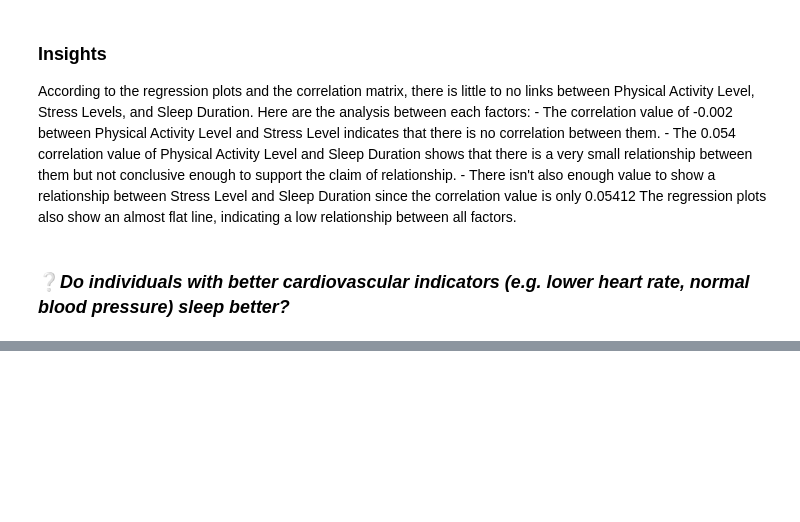
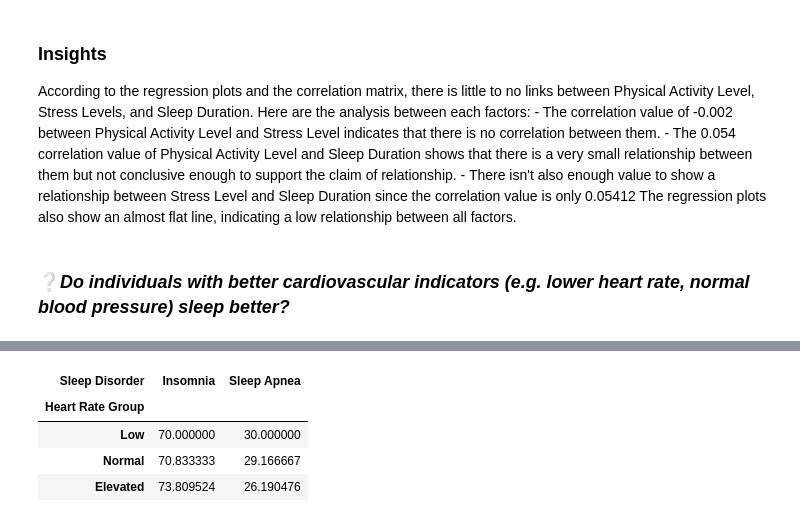
Before and after one commit to ascxiao/Sleep-Health-and-Lifestyle-Dataset, a Jupyter notebook: sleep.ipynb, the cells around one changed output, grey strips where cells are left out. Saved outputs shown, nothing was run; the diff lists cells and outputs as text; code cells hidden in the pictures; blank space fills up the shorter version.

```diff
--- a/sleep.ipynb
+++ b/sleep.ipynb
@@ -196,0 +229,13 @@ The regression plots also show an almost flat line, indicating a low relationshi
+# %%
+sleep_transformed['Heart Rate Group'] = pd.cut(
+    sleep_transformed['Heart Rate (bpm)'], bins=[0, 60, 80, np.inf],
+    labels=['Low', 'Normal', 'Elevated']
+)
+
+pd.crosstab(sleep_transformed['Heart Rate Group'], sleep_transformed['Sleep Disorder'], normalize='index') * 100
+# %% [output]
+| Sleep Disorder | Insomnia | Sleep Apnea |
+| Heart Rate Group |  |  |
+| Low | 70.000000 | 30.000000 |
+| Normal | 70.833333 | 29.166667 |
+| Elevated | 73.809524 | 26.190476 |
```
Also changed, not shown: parts of 10 cells of this notebook.
